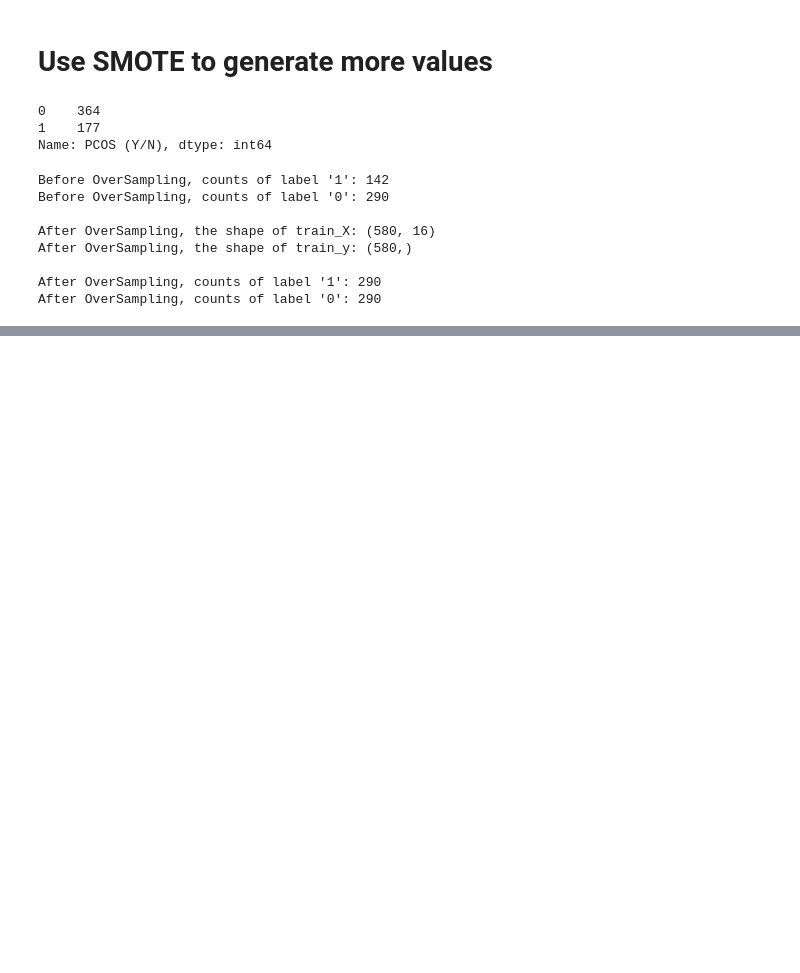
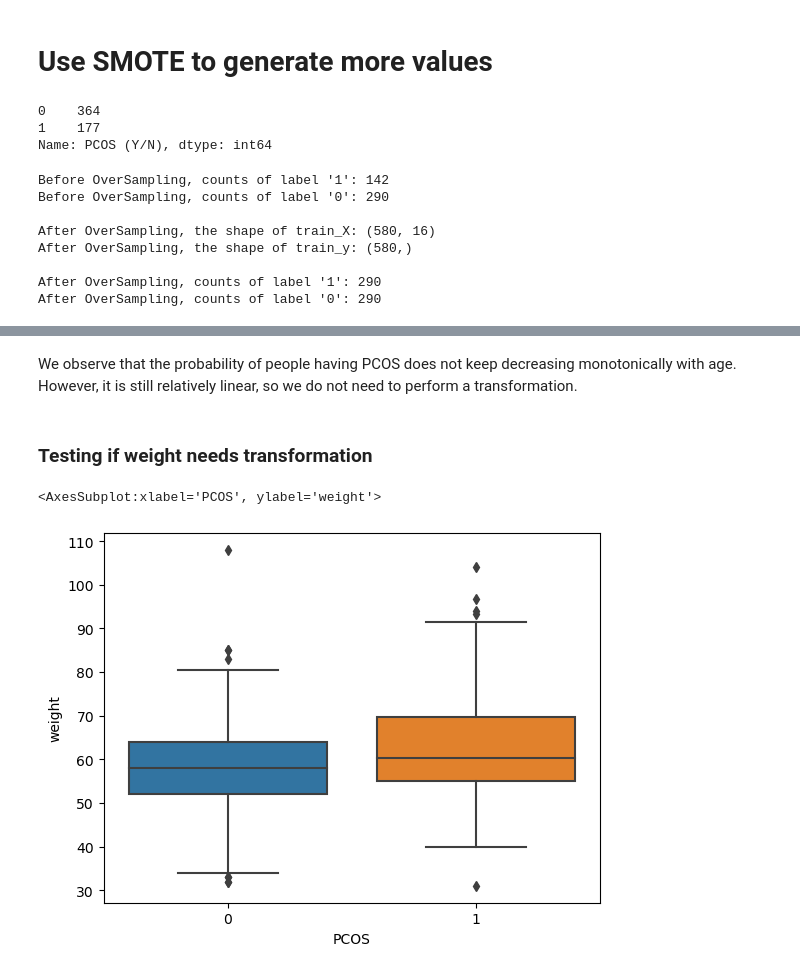
Before and after one commit to ericaez/STAT-303-2-Project, a Jupyter notebook: Project.ipynb, the cells around one changed output, grey strips where cells are left out. Drawn from its saved outputs; the diff is of its cells as text; code cells hidden in the pictures; blank space fills up the shorter version.

```diff
--- a/Project.ipynb
+++ b/Project.ipynb
@@ -84,0 +143,9 @@ data.shape
+# %% [markdown]
+We observe that the probability of people having PCOS does not keep decreasing monotonically with age. However, it is still relatively linear, so we do not need to perform a transformation.
+# %% [markdown]
+### Testing if weight needs transformation
+# %%
+sns.boxplot(x = 'PCOS', y = 'weight', data = data)
+# %% [output]
+<AxesSubplot:xlabel='PCOS', ylabel='weight'>
+[figure, added]
```
Also changed, not shown: parts of 18 cells of this notebook, 2 other files.
